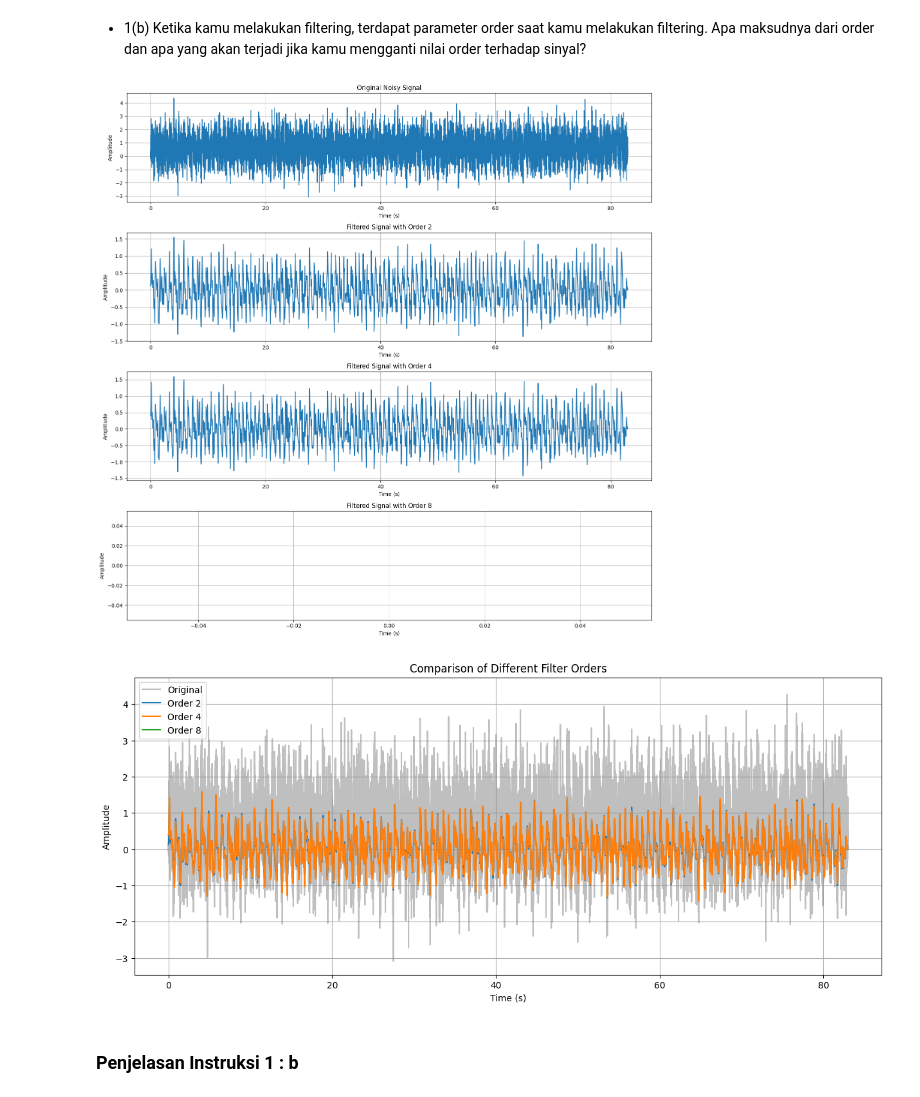
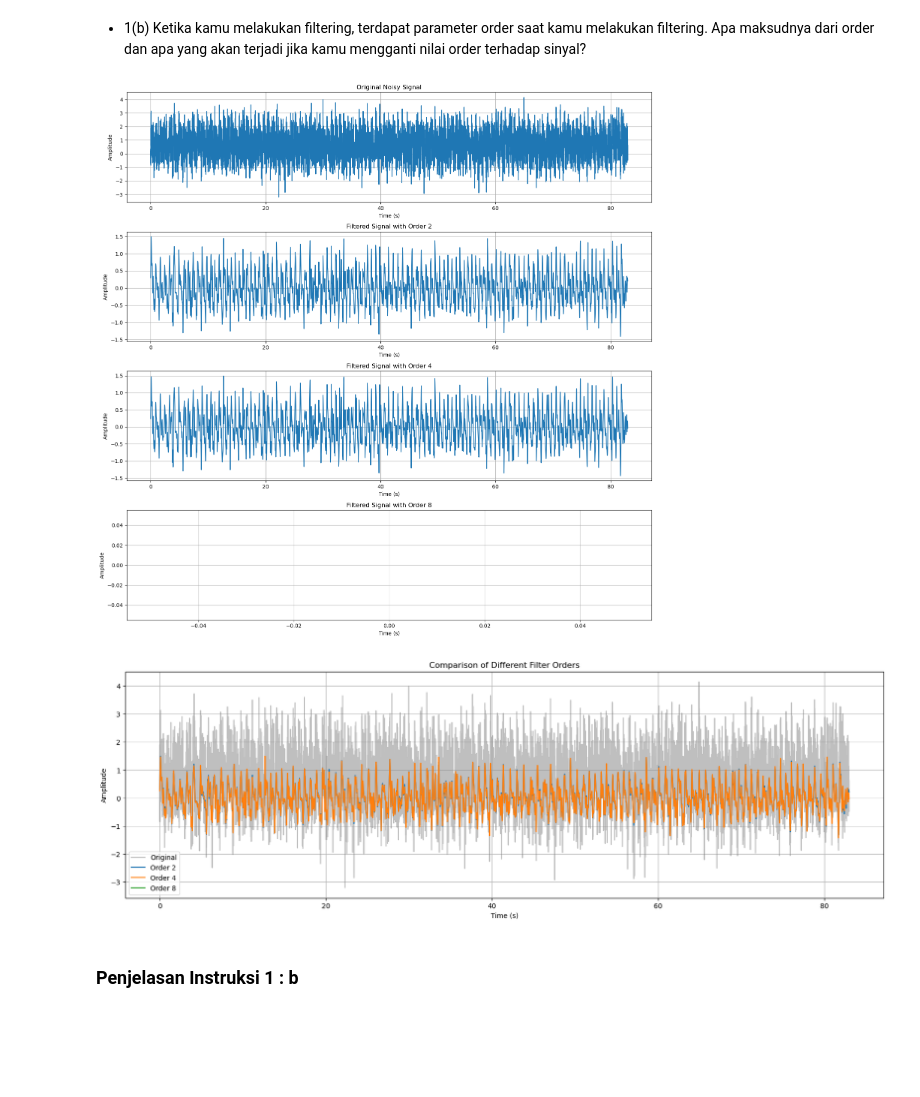
Before and after one commit to akuayip/Tugas-belajar, a Jupyter notebook: 2025/PSD/122140083_ho2.ipynb, the cells around one changed output. Drawn from its saved outputs; the diff is of its cells as text; code cells hidden in the pictures; blank space fills up the shorter version.

```diff
--- a/2025/PSD/122140083_ho2.ipynb
+++ b/2025/PSD/122140083_ho2.ipynb
@@ -140,36 +141,36 @@ for i, order in enumerate(orders, 1):
 
     # Plot filtered signal
     plt.subplot(4, 1, i+1)
     plt.plot(time, filtered_signal)
     plt.title(f'Filtered Signal with Order {order}')
     plt.xlabel('Time (s)')
     plt.ylabel('Amplitude')
     plt.grid(True)
 
 plt.tight_layout()
 plt.show()
 
 # Plot all signals overlaid
-plt.figure(figsize=(15, 6))
+plt.figure(figsize=(20, 6))
 plt.plot(time, ppg_signal_noisy, 'gray', alpha=0.5, label='Original')
 
 for order in orders:
     nyquist = original_fs / 2
     low = low_freq / nyquist
     high = high_freq / nyquist
     b, a = signal.butter(order, [low, high], btype='band')
     filtered_signal = signal.filtfilt(b, a, ppg_signal_noisy)
     plt.plot(time, filtered_signal, label=f'Order {order}')
 
 plt.title('Comparison of Different Filter Orders')
 plt.xlabel('Time (s)')
 plt.ylabel('Amplitude')
 plt.legend()
 plt.grid(True)
 plt.show()
 # %% [output]
-[figure, old version]
+[figure, new version]
-[figure, old version]
+[figure, new version]
 # %% [markdown]
 ### Penjelasan Instruksi 1 : b
 # %% [markdown]
```
Also changed, not shown: parts of 14 cells of this notebook, 5 other files.
